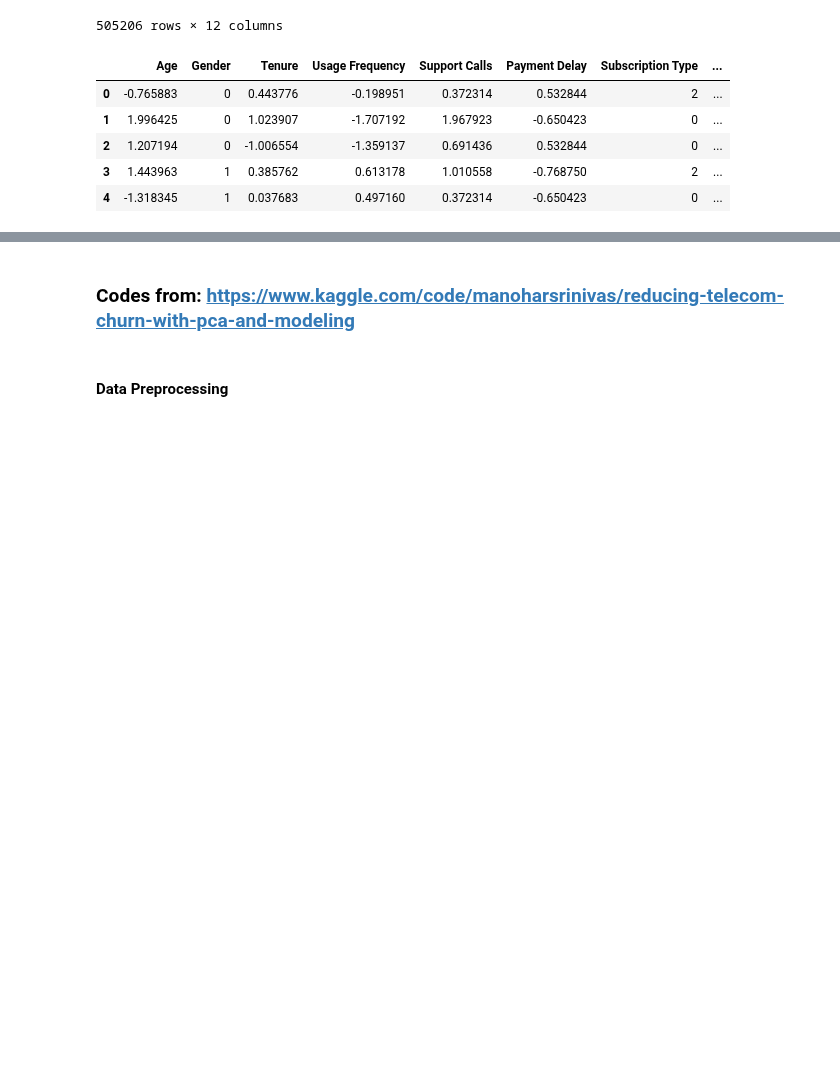
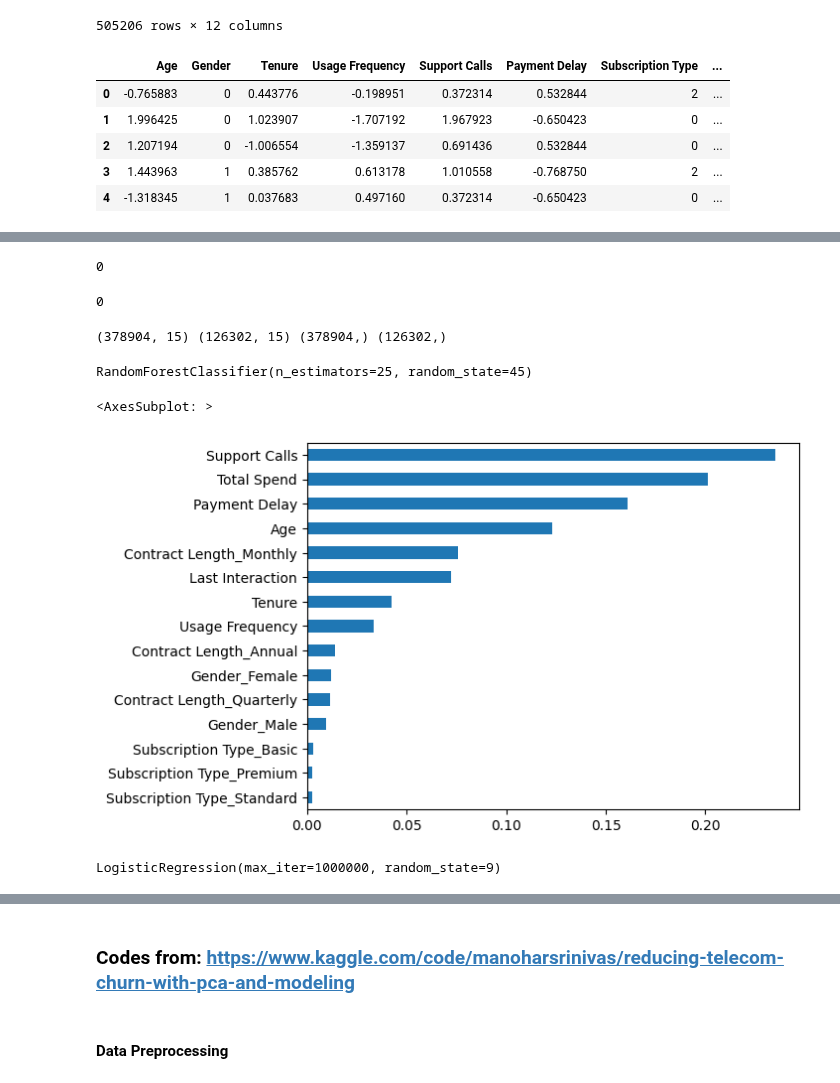
Before and after one commit to Johannes3001/AppliedML_Assign.01, a Jupyter notebook: Fredrik_Codes.ipynb, the cells around one changed output, grey strips where cells are left out. Drawn from its saved outputs; the diff is of its cells as text; code cells hidden in the pictures; blank space fills up the shorter version.

```diff
--- a/Fredrik_Codes.ipynb
+++ b/Fredrik_Codes.ipynb
@@ -150,0 +250,7 @@ df1_scaled.head()
+# %%
+# Scale numrerical feature
+scaler = StandardScaler()
+numerical_columns = list(df2.iloc[:,5:-1])
+for i in numerical_columns:
+    df2[i] = scaler.fit_transform(df2[[i]])
+df2
@@ -150,0 +288,5 @@ df1_scaled.head()
+# %%
+# defining independet variables and target variable
+X = df2.drop(columns=['Churn'])
+y = df2['Churn']
+X,y
@@ -150,0 +311,36 @@ df1_scaled.head()
+# %%
+y.isna().sum()
+# %% [output]
+0
+# %%
+# Split data for cross validation
+from sklearn.model_selection import train_test_split
+X_train, X_test, Y_train, Y_test = train_test_split(X,y, test_size = 0.25 , random_state = 45)
+# %%
+Y_train.isna().sum()
+# %% [output]
+0
+# %%
+# Check the shapes of each dataframe.
+print(X_train.shape,X_test.shape,Y_train.shape,Y_test.shape)
+# %% [output]
+(378904, 15) (126302, 15) (378904,) (126302,)
+# %%
+# We will perform feature selection by using feature importance method.
+from sklearn.ensemble import RandomForestClassifier
+model = RandomForestClassifier(n_estimators = 25 , random_state = 45)
+model.fit(X_train,Y_train)
+# %% [output]
+RandomForestClassifier(n_estimators=25, random_state=45)
+# %%
+featureimp = pd.Series(model.feature_importances_ , index = X.columns).sort_values(ascending = True)
+featureimp.plot(kind = 'barh')
+# %% [output]
+<AxesSubplot: >
+[figure, added]
+# %%
+# Initialising Logistic Regression
+lr = LogisticRegression(max_iter=1000000, random_state=9)
+lr.fit(X_train, Y_train)
+# %% [output]
+LogisticRegression(max_iter=1000000, random_state=9)
```
Also changed, not shown: parts of 14 cells of this notebook.
